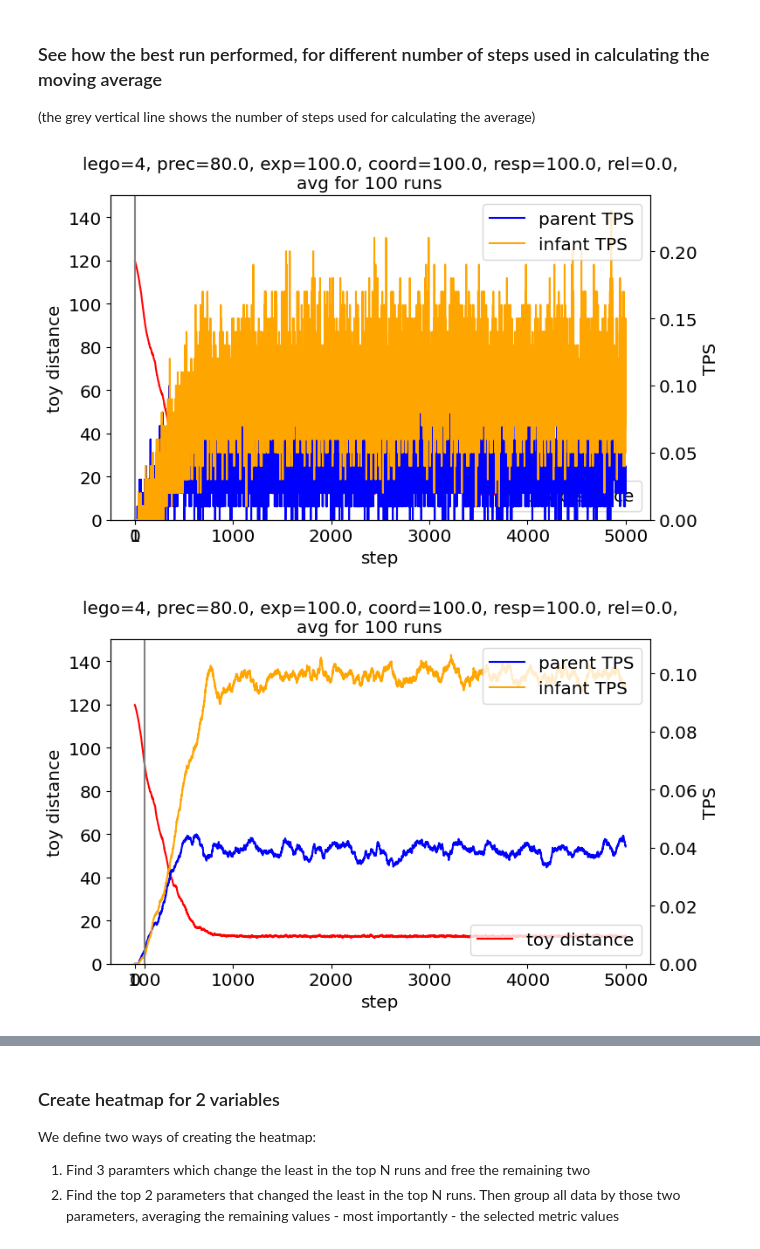
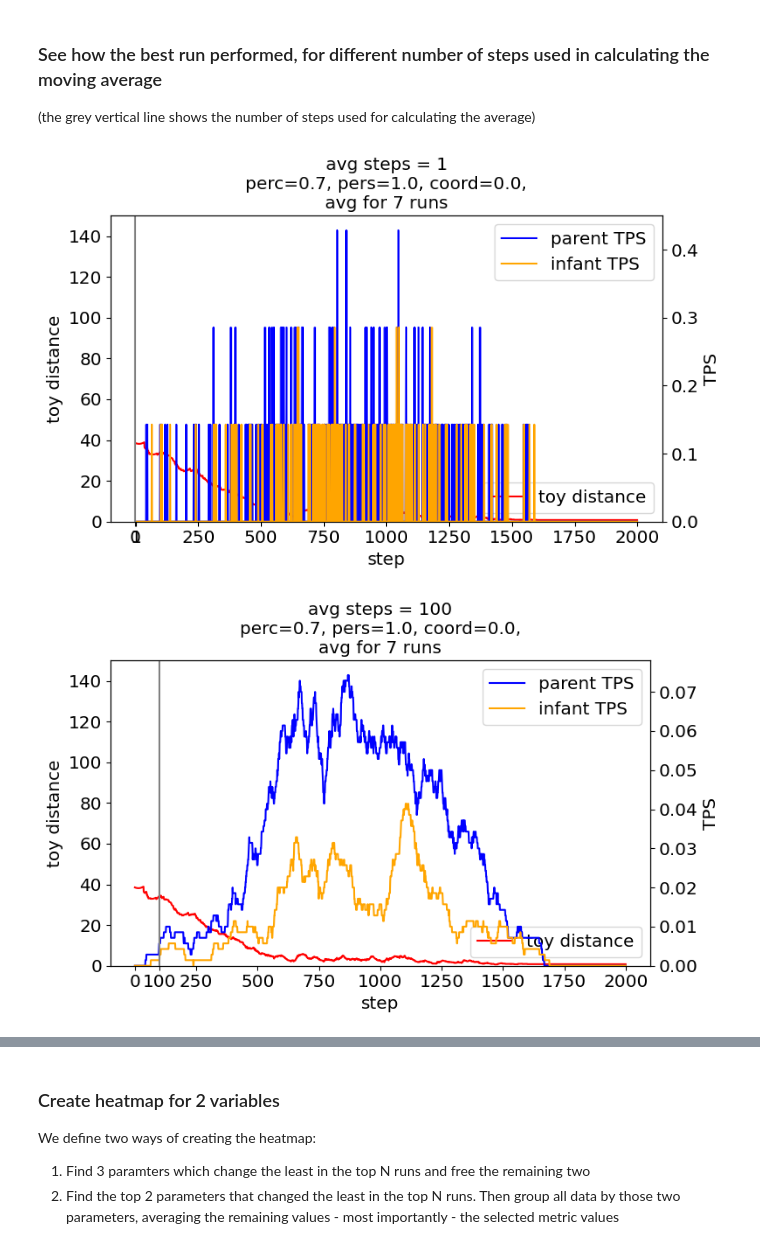
Before and after one commit to roznawsk/infant-abm, a Jupyter notebook: open_results.ipynb, the cells around one changed output, grey strips where cells are left out. Saved outputs shown, nothing was run; the diff lists cells and outputs as text; code cells hidden in the pictures.

```diff
--- a/open_results.ipynb
+++ b/open_results.ipynb
@@ -25,11 +25,9 @@ pylab.rcParams.update(params)
 # df_notnan = pd.read_hdf('results/run_grid_5_notnan.hdf')
 # df = pd.concat([df_nan, df_notnan])
 
-df = pd.read_hdf("results/run_grid_6.hdf")
+df = pd.read_hdf("results/test_run_temp.hdf")
+df = df.rename(columns={"persistance": "persistence"})
 
-# df = pd.read_hdf('results/run_new_parallel.hdf')
-# df = pd.read_hdf('results/run_prec_exp.hdf')
-
-
+# df = pd.read_hdf("results/test_empty.hdf")
 df
 # %% [output]
@@ -57,11 +55,11 @@ def moving_average(a, n=3):
 
 
 def visualize_run(run, average_steps=500, extra_title=""):
-    x = list(range(run["max_iter"]))
+    x = list(range(run["iterations"]))
 
     step_stats = run["goal_distance"]
-    parent_stats = run["parent_satisfaction"]
-    infant_stats = run["infant_satisfaction"]
+    parent_stats = run["parent_tps"]
+    infant_stats = run["infant_tps"]
 
     parent_stats = moving_average(parent_stats, average_steps)
     infant_stats = moving_average(infant_stats, average_steps)
@@ -73,11 +71,9 @@ def visualize_run(run, average_steps=500, extra_title=""):
     ax1.set_ylabel("toy distance")
     ax1.set_xlabel("step")
 
-    title = f'\
-lego={run["lego_count"]}, prec={run["precision"]:.1f}, exp={run["exploration"]:.1f}, \
-coord={run["coordination"]:.1f}, resp={run["responsiveness"]:.1f}, rel={run["relevance"]:.1f},\n\
-avg for {run["repeats"]} runs\
-    '
+    title = f'perc={run["perception"]:.1f}, pers={run["persistence"]:.1f}, \
+coord={run["coordination"]:.1f},\n\
+avg for {run["repeats"]} runs'
 
     if extra_title != "":
         title = extra_title + "\n" + title
@@ -127,16 +123,10 @@ def get_success_step(dists, success_dist):
         return np.NaN
 
 
-success_dist = 40
+success_dist = 10
 
 df["success_steps"] = df.apply(
-    lambda row: get_success_step(row["goal_distance"], 40), axis=1
+    lambda row: get_success_step(row["goal_distance"], success_dist), axis=1
 )
-df.sort_values(by=["success_steps"]).head()
-
-best_goal_df = df
-best_goal_df = best_goal_df[
-    (best_goal_df["responsiveness"] == 100) & (best_goal_df["relevance"] == 0)
-]
-best_goal_df.sort_values(by=["success_steps"]).head(30)
+df.sort_values(by=["success_steps"]).head(16)
 # %% [output]
@@ -192,8 +182,8 @@ plt.show()
 ### See how the best run performed, for different number of steps used in calculating the moving average
 (the grey vertical line shows the number of steps used for calculating the average)
 # %%
-for steps in [1, 100, 250, 500, 1000, 2000]:
-    visualize_run(df.sort_values(by=["success_steps"]).iloc[0, :], average_steps=steps)
+for steps in [1, 100, 200, 350, 800]:
+    visualize_run(df.sort_values(by=["success_steps"]).iloc[0, :], average_steps=steps, extra_title=f"avg steps = {steps}")
 # %% [output]
-[figure, old version]
+[figure, new version]
-[figure, old version]
+[figure, new version]
```
Also changed, not shown: parts of 9 cells of this notebook, 27 other files.
